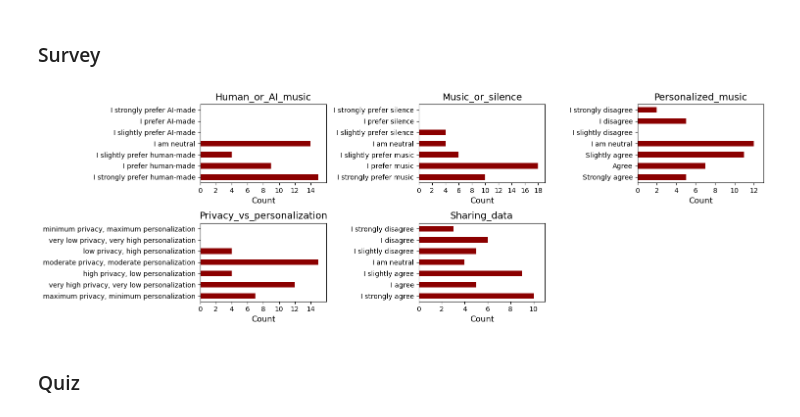
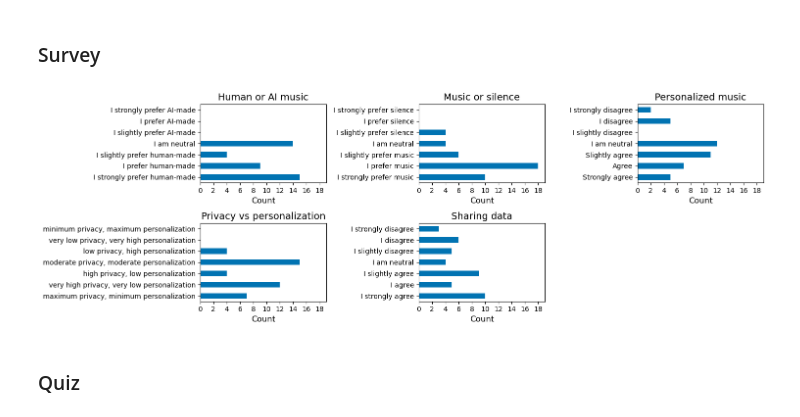
Before and after one commit to emmenru/Music-AI-workshop, a Jupyter notebook: AI-music-workshop.ipynb, the cells around one changed output. Cells and saved outputs as stored; diff of their text form; code cells hidden in the pictures.

Commit message:
Move plot_survey to helper function script

```diff
--- a/AI-music-workshop.ipynb
+++ b/AI-music-workshop.ipynb
@@ -658,38 +656,7 @@ columns_to_plot = df_survey.columns[4:9]
 # %%
-if not os.path.exists('plots/survey'):
-    os.makedirs('plots/survey')
-
-# Create a figure with 2 rows and 3 columns
-fig, axes = plt.subplots(nrows=2, ncols=3, figsize=(15, 5))  # Adjust figsize as needed
-
-# Flatten the axes array for easier indexing
-axes = axes.flatten()
-
-# Iterate over columns and plot in separate subplots
-for i, col in enumerate(columns_to_plot):
-    ax = axes[i]
-    #value_counts = df_survey[col].value_counts().sort_values(ascending=True)
-    value_counts = df_survey[col].value_counts().sort_index()  # sort_index to maintain the categorical order
-    value_counts.plot(kind='barh', ax=ax, color='darkred')
-
-    ax.set_xlabel('Count', fontsize=12)
-    ax.set_ylabel('', fontsize=12)
-    ax.set_title(f'{col}', fontsize=14)
-    ax.set_xticks(range(0, int(value_counts.max()) + 1, 2))
-    ax.set_xlim(0, int(value_counts.max()) + 1)
-
-# Remove any extra subplots (if necessary)
-for i in range(len(columns_to_plot), len(axes)):
-    fig.delaxes(axes[i])
-
-# Adjust layout
-plt.tight_layout()
-# Save the figure
-plt.savefig('plots/survey/survey_results.png', dpi=300, bbox_inches='tight')
-# Display the plot
-plt.show()
+hf.plot_survey(df_survey, columns_to_plot=df_survey.columns[4:9], color=colorblind_palette[0],  output_dir='plots/survey')
 # %% [output]
-[figure, old version]
+[figure, new version]
 # %% [markdown]
 ### Quiz
 # %%
```
Also changed, not shown: parts of 4 cells of this notebook, 2 other files.
